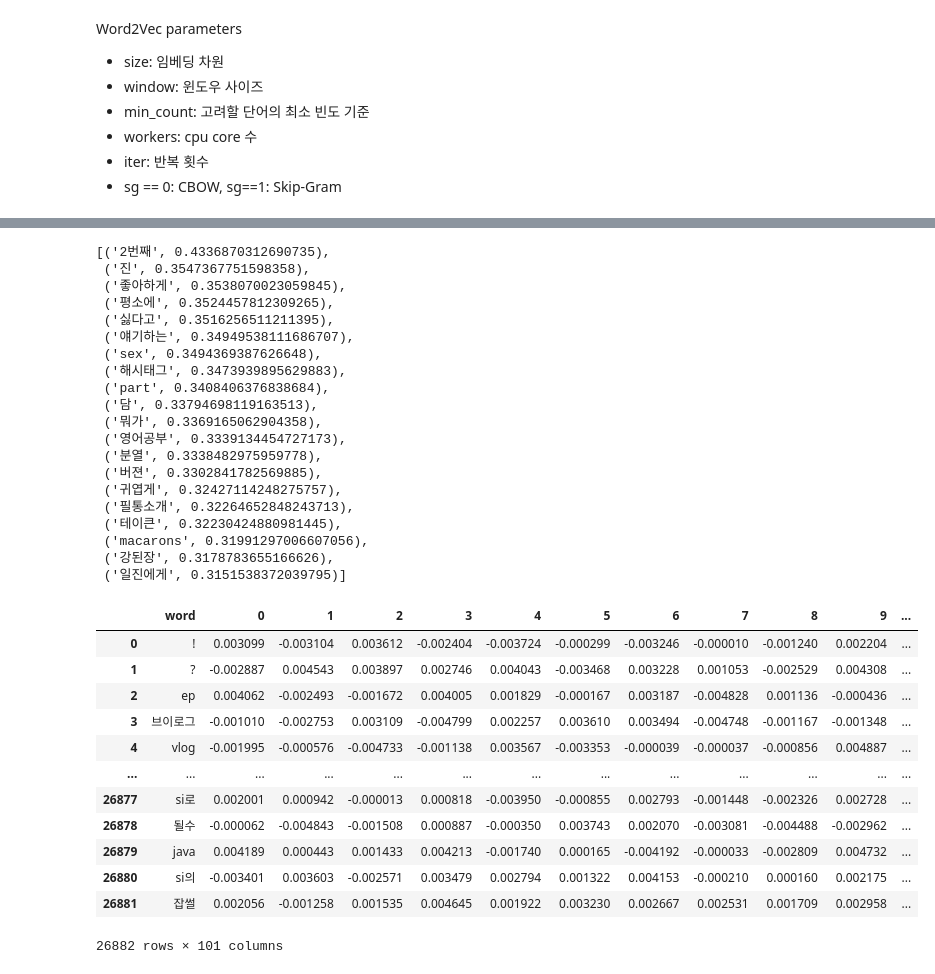
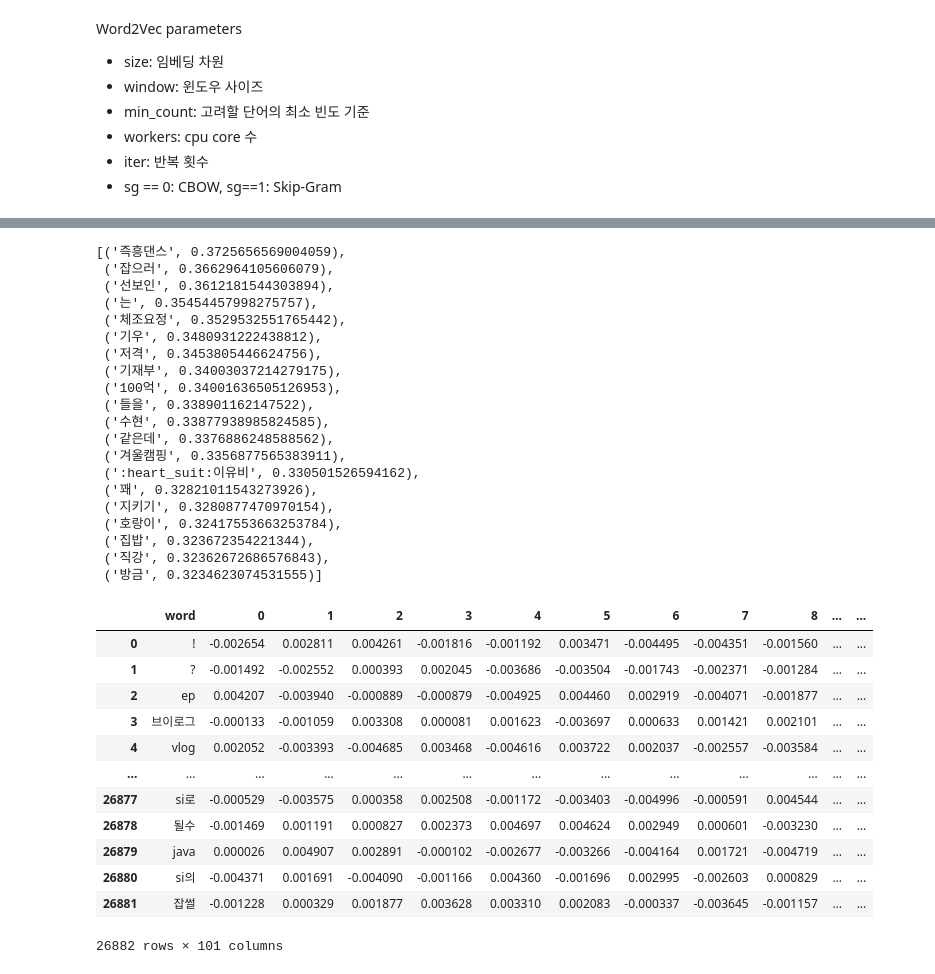
Before and after one commit to Hits-hike/youtube-views-prediction-model, a Jupyter notebook: pretest_w2v.ipynb, the cells around one changed output, grey strips where cells are left out. Cells and saved outputs as stored; diff of their text form; code cells hidden in the pictures.

Commit message:
retrained word2vec model
retrained word2vec model with epoch = 1500
fixed typos

```diff
--- a/pretest_w2v.ipynb
+++ b/pretest_w2v.ipynb
@@ -73,7 +73,7 @@ Word2Vec parameters
 * sg == 0: CBOW, sg==1: Skip-Gram
 # %%
 # Skip-Gram 임베딩 모델
-skip_gram = Word2Vec(corpus, size=100, window=3, min_count=5, workers=-1, iter=1000, sg=1)
+skip_gram = Word2Vec(corpus, size=100, window=3, min_count=5, workers=-1, iter=1500, sg=1)
 # %%
 # index2word -> 모델의 사전에 있는 단어 명을 담은 리스트
 # 중복된 단어들 one hot encoding 알아서 해줌
@@ -104,45 +104,46 @@ dictionary = dict(zip(words, vectors))
 # 코사인 유사도 기반 '브이로그' 토큰과 유사한 토큰 top5 뽑아보기
 skip_gram.most_similar('브이로그', topn=20)
 # %% [output]
-[('2번째', 0.4336870312690735),
- ('진', 0.3547367751598358),
- ('좋아하게', 0.3538070023059845),
- ('평소에', 0.3524457812309265),
- ('싫다고', 0.3516256511211395),
- ('얘기하는', 0.34949538111686707),
- ('sex', 0.3494369387626648),
- ('해시태그', 0.3473939895629883),
- ('part', 0.3408406376838684),
- ('담', 0.33794698119163513),
- ('뭐가', 0.3369165062904358),
- ('영어공부', 0.3339134454727173),
- ('분열', 0.3338482975959778),
- ('버젼', 0.3302841782569885),
- ('귀엽게', 0.32427114248275757),
- ('필통소개', 0.32264652848243713),
- ('테이큰', 0.32230424880981445),
- ('macarons', 0.31991297006607056),
- ('강된장', 0.3178783655166626),
- ('일진에게', 0.3151538372039795)]
+[('즉흥댄스', 0.3725656569004059),
+ ('잡으러', 0.3662964105606079),
+ ('선보인', 0.3612181544303894),
+ ('는', 0.35454457998275757),
+ ('체조요정', 0.3529532551765442),
+ ('기우', 0.3480931222438812),
+ ('저격', 0.3453805446624756),
+ ('기재부', 0.34003037214279175),
+ ('100억', 0.34001636505126953),
+ ('들을', 0.338901162147522),
+ ('수현', 0.33877938985824585),
+ ('같은데', 0.3376886248588562),
+ ('겨울캠핑', 0.3356877565383911),
+ (':heart_suit:이유비', 0.330501526594162),
+ ('꽤', 0.32821011543273926),
+ ('지키기', 0.3280877470970154),
+ ('호랑이', 0.32417553663253784),
+ ('집밥', 0.323672354221344),
+ ('직강', 0.32362672686576843),
+ ('방금', 0.3234623074531555)]
 # %%
 # 임베딩 벡터 확인하기
 import pandas as pd
 w2v_df = pd.DataFrame(vectors, columns = list(range(100)))
 w2v_df.insert(loc=0, column='word', value=words)
+w2v_df.to_csv('pretest_w2v.csv')
 w2v_df
 # %% [output]
-|  | word | 0 | 1 | 2 | 3 | 4 | 5 | 6 | 7 | 8 | 9 | ... |
-| 0 | ! | 0.003099 | -0.003104 | 0.003612 | -0.002404 | -0.003724 | -0.000299 | -0.003246 | -0.000010 | -0.001240 | 0.002204 | ... |
-| 1 | ? | -0.002887 | 0.004543 | 0.003897 | 0.002746 | 0.004043 | -0.003468 | 0.003228 | 0.001053 | -0.002529 | 0.004308 | ... |
-| 2 | ep | 0.004062 | -0.002493 | -0.001672 | 0.004005 | 0.001829 | -0.000167 | 0.003187 | -0.004828 | 0.001136 | -0.000436 | ... |
-| 3 | 브이로그 | -0.001010 | -0.002753 | 0.003109 | -0.004799 | 0.002257 | 0.003610 | 0.003494 | -0.004748 | -0.001167 | -0.001348 | ... |
-| 4 | vlog | -0.001995 | -0.000576 | -0.004733 | -0.001138 | 0.003567 | -0.003353 | -0.000039 | -0.000037 | -0.000856 | 0.004887 | ... |
+|  | word | 0 | 1 | 2 | 3 | 4 | 5 | 6 | 7 | 8 | ... | ... |
+| 0 | ! | -0.002654 | 0.002811 | 0.004261 | -0.001816 | -0.001192 | 0.003471 | -0.004495 | -0.004351 | -0.001560 | ... | ... |
+| 1 | ? | -0.001492 | -0.002552 | 0.000393 | 0.002045 | -0.003686 | -0.003504 | -0.001743 | -0.002371 | -0.001284 | ... | ... |
+| 2 | ep | 0.004207 | -0.003940 | -0.000889 | -0.000879 | -0.004925 | 0.004460 | 0.002919 | -0.004071 | -0.001877 | ... | ... |
+| 3 | 브이로그 | -0.000133 | -0.001059 | 0.003308 | 0.000081 | 0.001623 | -0.003697 | 0.000633 | 0.001421 | 0.002101 | ... | ... |
+| 4 | vlog | 0.002052 | -0.003393 | -0.004685 | 0.003468 | -0.004616 | 0.003722 | 0.002037 | -0.002557 | -0.003584 | ... | ... |
 | ... | ... | ... | ... | ... | ... | ... | ... | ... | ... | ... | ... | ... |
-| 26877 | si로 | 0.002001 | 0.000942 | -0.000013 | 0.000818 | -0.003950 | -0.000855 | 0.002793 | -0.001448 | -0.002326 | 0.002728 | ... |
-| 26878 | 될수 | -0.000062 | -0.004843 | -0.001508 | 0.000887 | -0.000350 | 0.003743 | 0.002070 | -0.003081 | -0.004488 | -0.002962 | ... |
-| 26879 | java | 0.004189 | 0.000443 | 0.001433 | 0.004213 | -0.001740 | 0.000165 | -0.004192 | -0.000033 | -0.002809 | 0.004732 | ... |
-| 26880 | si의 | -0.003401 | 0.003603 | -0.002571 | 0.003479 | 0.002794 | 0.001322 | 0.004153 | -0.000210 | 0.000160 | 0.002175 | ... |
-| 26881 | 잡썰 | 0.002056 | -0.001258 | 0.001535 | 0.004645 | 0.001922 | 0.003230 | 0.002667 | 0.002531 | 0.001709 | 0.002958 | ... |
+| 26877 | si로 | -0.000529 | -0.003575 | 0.000358 | 0.002508 | -0.001172 | -0.003403 | -0.004996 | -0.000591 | 0.004544 | ... | ... |
+| 26878 | 될수 | -0.001469 | 0.001191 | 0.000827 | 0.002373 | 0.004697 | 0.004624 | 0.002949 | 0.000601 | -0.003230 | ... | ... |
+| 26879 | java | 0.000026 | 0.004907 | 0.002891 | -0.000102 | -0.002677 | -0.003266 | -0.004164 | 0.001721 | -0.004719 | ... | ... |
+| 26880 | si의 | -0.004371 | 0.001691 | -0.004090 | -0.001166 | 0.004360 | -0.001696 | 0.002995 | -0.002603 | 0.000829 | ... | ... |
+| 26881 | 잡썰 | -0.001228 | 0.000329 | 0.001877 | 0.003628 | 0.003310 | 0.002083 | -0.000337 | -0.003645 | -0.001157 | ... | ... |
 26882 rows × 101 columns
 # %%
 # 모델 저장하기
```
Also changed, not shown: parts of 2 cells of this notebook.
